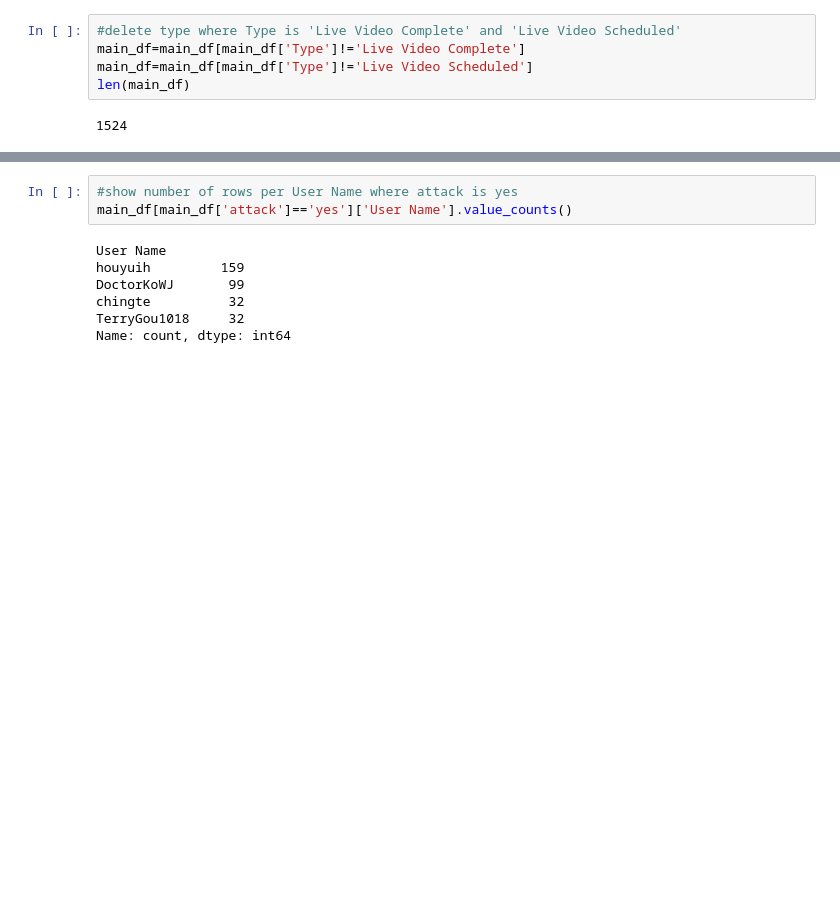
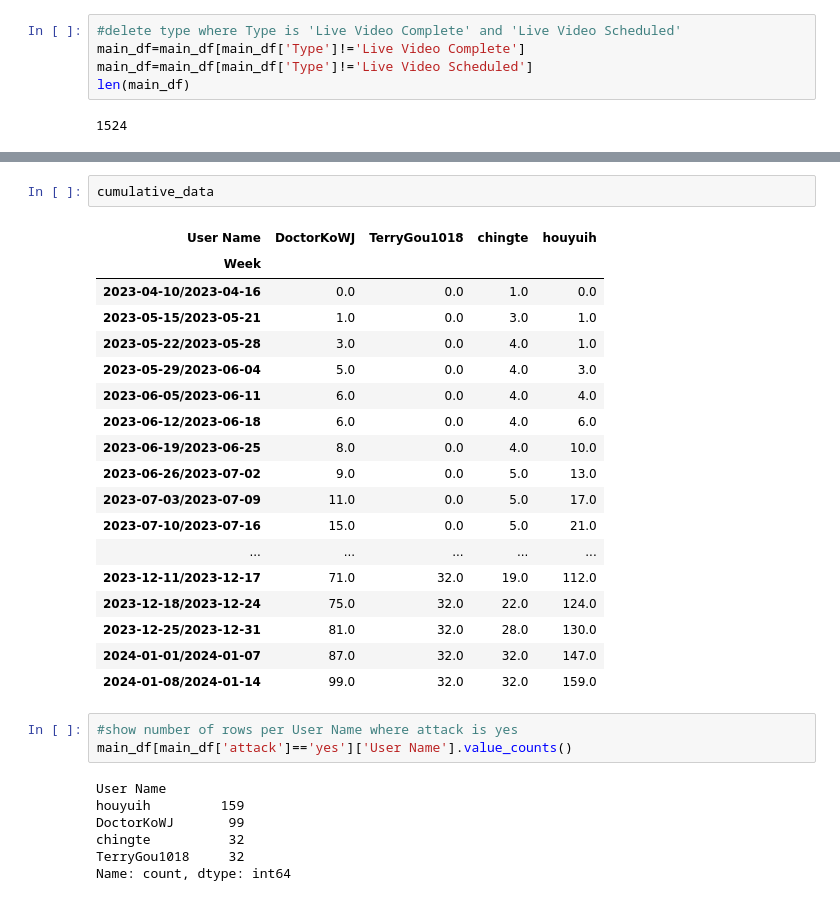
Before and after one commit to Jasper-Hewitt/Campaigning_101, a Jupyter notebook: analysis.ipynb, the cells around one changed output, grey strips where cells are left out. Drawn from its saved outputs; the diff is of its cells as text; blank space fills up the shorter version.

```diff
--- a/analysis.ipynb
+++ b/analysis.ipynb
@@ -154,3 +207,24 @@ len(main_df)
+# %%
+cumulative_data
+# %% [output]
+| User Name | DoctorKoWJ | TerryGou1018 | chingte | houyuih |
+| Week |  |  |  |  |
+| 2023-04-10/2023-04-16 | 0.0 | 0.0 | 1.0 | 0.0 |
+| 2023-05-15/2023-05-21 | 1.0 | 0.0 | 3.0 | 1.0 |
+| 2023-05-22/2023-05-28 | 3.0 | 0.0 | 4.0 | 1.0 |
+| 2023-05-29/2023-06-04 | 5.0 | 0.0 | 4.0 | 3.0 |
+| 2023-06-05/2023-06-11 | 6.0 | 0.0 | 4.0 | 4.0 |
+| 2023-06-12/2023-06-18 | 6.0 | 0.0 | 4.0 | 6.0 |
+| 2023-06-19/2023-06-25 | 8.0 | 0.0 | 4.0 | 10.0 |
+| 2023-06-26/2023-07-02 | 9.0 | 0.0 | 5.0 | 13.0 |
+| 2023-07-03/2023-07-09 | 11.0 | 0.0 | 5.0 | 17.0 |
+| 2023-07-10/2023-07-16 | 15.0 | 0.0 | 5.0 | 21.0 |
+| ... | ... | ... | ... | ... |
+| 2023-12-11/2023-12-17 | 71.0 | 32.0 | 19.0 | 112.0 |
+| 2023-12-18/2023-12-24 | 75.0 | 32.0 | 22.0 | 124.0 |
+| 2023-12-25/2023-12-31 | 81.0 | 32.0 | 28.0 | 130.0 |
+| 2024-01-01/2024-01-07 | 87.0 | 32.0 | 32.0 | 147.0 |
+| 2024-01-08/2024-01-14 | 99.0 | 32.0 | 32.0 | 159.0 |
 # %%
 #show number of rows per User Name where attack is yes
 main_df[main_df['attack']=='yes']['User Name'].value_counts()
```
Also changed, not shown: parts of 5 cells of this notebook.
